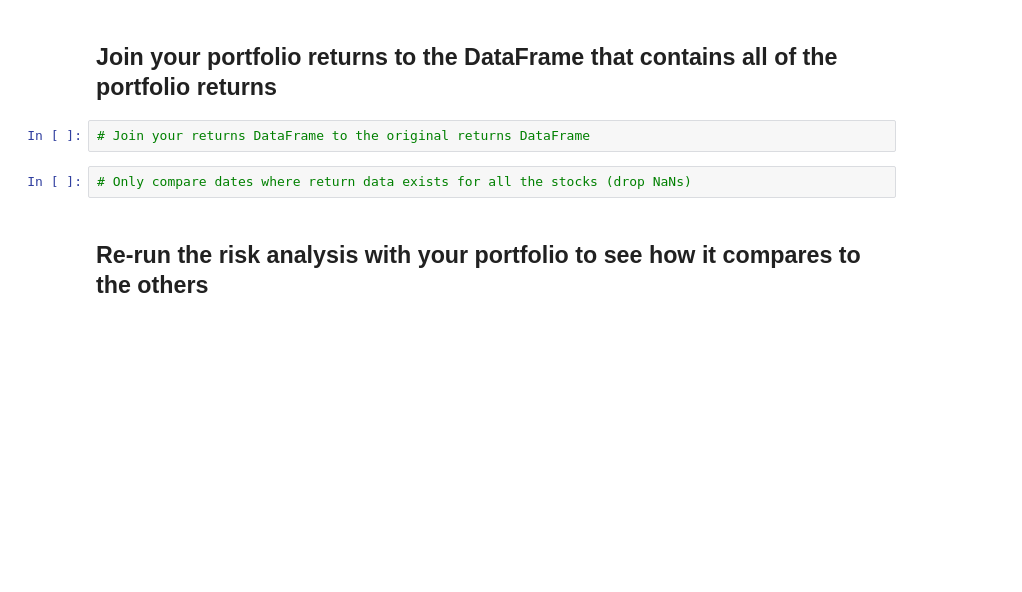
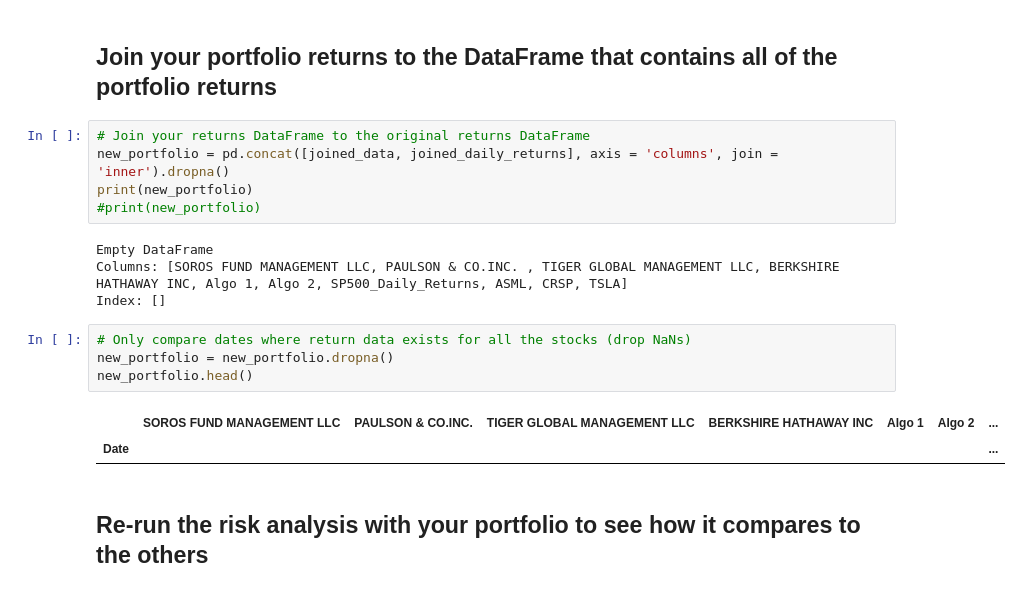
Before and after one commit to majikthise911/Homework_3_Pandas, a Jupyter notebook: Starter_Code/whale_analysis.ipynb, the cells around one changed output. Cells and saved outputs as stored; diff of their text form; blank space fills up the shorter version.

```diff
--- a/Starter_Code/whale_analysis.ipynb
+++ b/Starter_Code/whale_analysis.ipynb
@@ -427,8 +507,20 @@ weights = [1/3, 1/3, 1/3]
 ## Join your portfolio returns to the DataFrame that contains all of the portfolio returns
 # %%
 # Join your returns DataFrame to the original returns DataFrame
+new_portfolio = pd.concat([joined_data, joined_daily_returns], axis = 'columns', join = 'inner').dropna()
+print(new_portfolio)
+#print(new_portfolio)
+# %% [output]
+Empty DataFrame
+Columns: [SOROS FUND MANAGEMENT LLC, PAULSON & CO.INC. , TIGER GLOBAL MANAGEMENT LLC, BERKSHIRE HATHAWAY INC, Algo 1, Algo 2, SP500_Daily_Returns, ASML, CRSP, TSLA]
+Index: []
 # %%
 # Only compare dates where return data exists for all the stocks (drop NaNs)
+new_portfolio = new_portfolio.dropna()
+new_portfolio.head()
+# %% [output]
+|  | SOROS FUND MANAGEMENT LLC | PAULSON & CO.INC. | TIGER GLOBAL MANAGEMENT LLC | BERKSHIRE HATHAWAY INC | Algo 1 | Algo 2 | ... |
+| Date |  |  |  |  |  |  | ... |
 # %% [markdown]
 ## Re-run the risk analysis with your portfolio to see how it compares to the others
 # %% [markdown]
```
Also changed, not shown: parts of 12 cells of this notebook, 7 other files.
